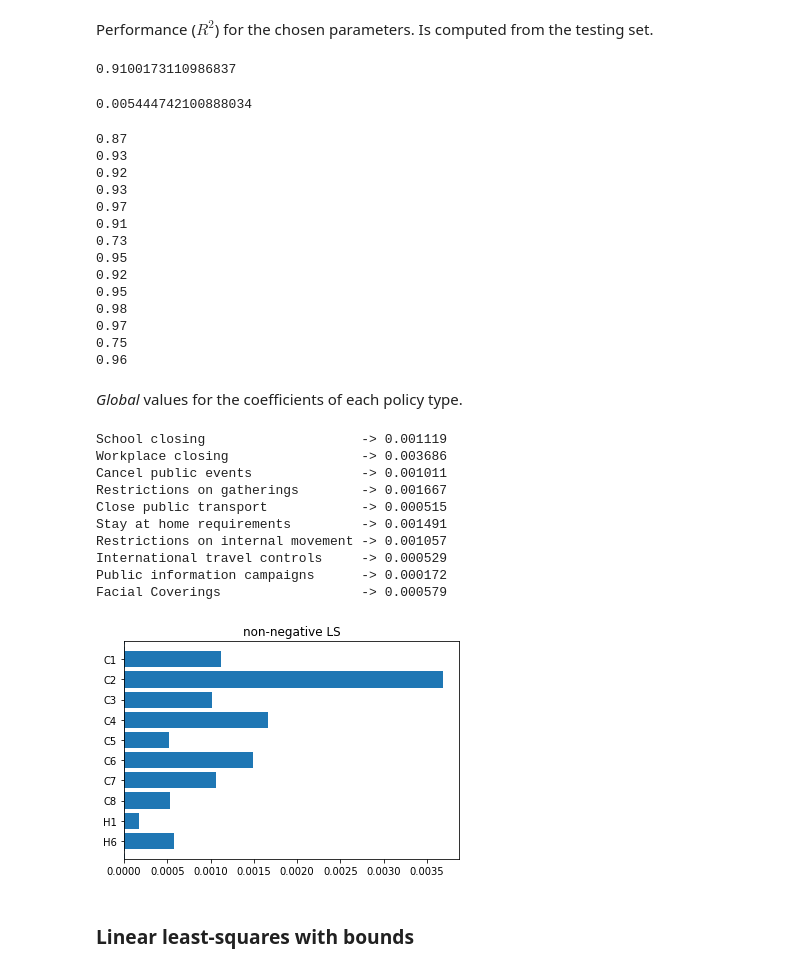
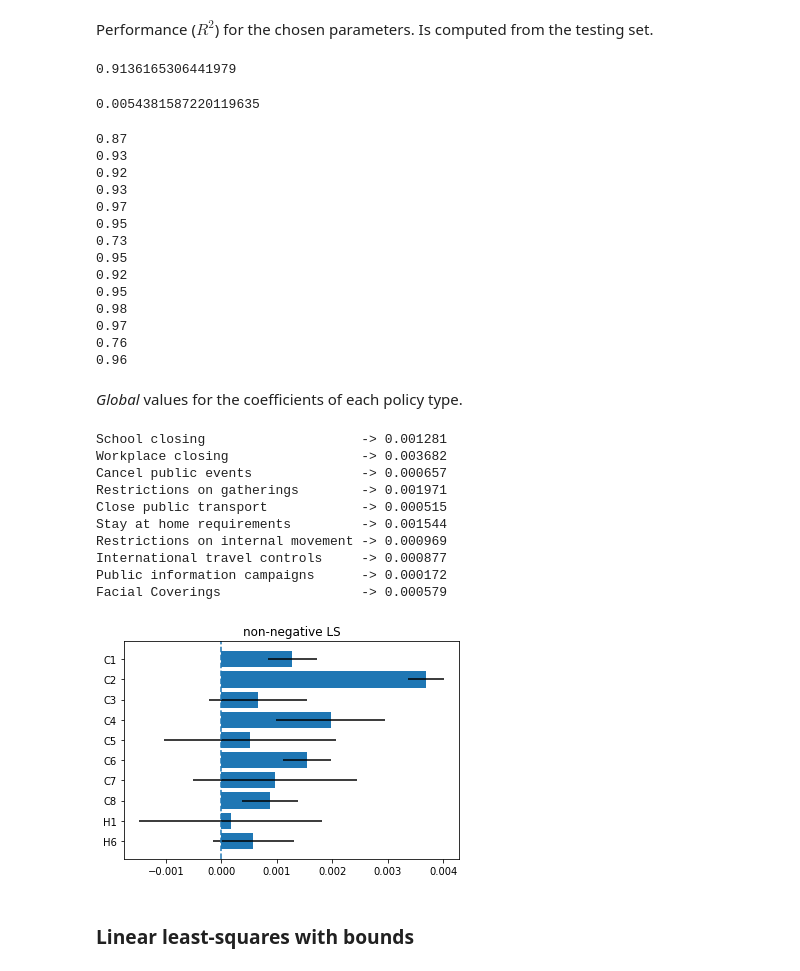
Before and after one commit to alexmadrinanfdez/covid-policy-analysis, a Jupyter notebook: linear-analysis.ipynb, the cells around one changed output. Saved outputs shown, nothing was run; the diff lists cells and outputs as text; code cells hidden in the pictures.

```diff
--- a/linear-analysis.ipynb
+++ b/linear-analysis.ipynb
@@ -360,6 +357,14 @@ def _print_model(name, value, score):
       print('{:s} : {:3f}'.format(n, v))
   print('\nR^2\n---')
   print(round(score, 3))
+
+def std_err(y):
+  'CLT-based 95% confidence intervals for input population(s).'
+
+  # assumes rows are the populations
+  n = y.shape[0]
+  s = y.std(axis=0)
+  return 1.96 * s / np.sqrt(n)
 # %% [markdown]
 ## Initial model
 
@@ -563,8 +568,9 @@ for r_i in r_sq:
 # %% [markdown]
 Global effect of each policy.
 # %%
-coef = np.asarray(coef).mean(axis=0)
-for string, value in zip(idch, coef):
+coef = np.asarray(coef)
+mu_coef = coef.mean(axis=0)
+for string, value in zip(idch, mu_coef):
   name = string.split('_')[1]
   print(f'{name:33} -> {value:5f}')
 # %% [output]
@@ -1062,11 +1073,11 @@ Performance ($R^2$) for the chosen parameters. Is computed from the testing set.
 # %%
 np.asarray(r_sq).mean()
 # %% [output]
-0.9100173110986837
+0.9136165306441979
 # %%
 np.asarray(r_sq).var()
 # %% [output]
-0.005444742100888034
+0.0054381587220119635
 # %%
 for r_i in r_sq:
   print(round(r_i, 2))
@@ -1076,40 +1087,43 @@ for r_i in r_sq:
 0.92
 0.93
 0.97
-0.91
+0.95
 0.73
 0.95
 0.92
 0.95
 0.98
 0.97
-0.75
+0.76
 0.96
 # %% [markdown]
 *Global* values for the coefficients of each policy type.
 # %%
-coef_glob = np.asarray(coef_glob).mean(axis=0)
-for string, value in zip(idch, coef_glob):
+coef_glob = np.asarray(coef_glob)
+mu_coef_glob = coef_glob.mean(axis=0)
+for string, value in zip(idch, mu_coef_glob):
   name = string.split('_')[1]
   print(f'{name:33} -> {value:5f}')
 # %% [output]
-School closing                    -> 0.001119
-Workplace closing                 -> 0.003686
-Cancel public events              -> 0.001011
-Restrictions on gatherings        -> 0.001667
+School closing                    -> 0.001281
+Workplace closing                 -> 0.003682
+Cancel public events              -> 0.000657
+Restrictions on gatherings        -> 0.001971
 Close public transport            -> 0.000515
-Stay at home requirements         -> 0.001491
-Restrictions on internal movement -> 0.001057
-International travel controls     -> 0.000529
+Stay at home requirements         -> 0.001544
+Restrictions on internal movement -> 0.000969
+International travel controls     -> 0.000877
 Public information campaigns      -> 0.000172
 Facial Coverings                  -> 0.000579
 # %%
-plt.barh(chx_str[::-1], coef_glob[::-1]) # flip order
+err_coef = std_err(coef_glob)
+
+plt.barh(chx_str[::-1], mu_coef_glob[::-1], xerr=err_coef) # flip order
 plt.axvline(ls='--')
 plt.title('non-negative LS')
 plt.show()
 # %% [output]
-[figure, old version]
+[figure, new version]
 # %% [markdown]
 ### Linear least-squares with bounds
 # %% [markdown]
```
Also changed, not shown: parts of 81 cells of this notebook.
